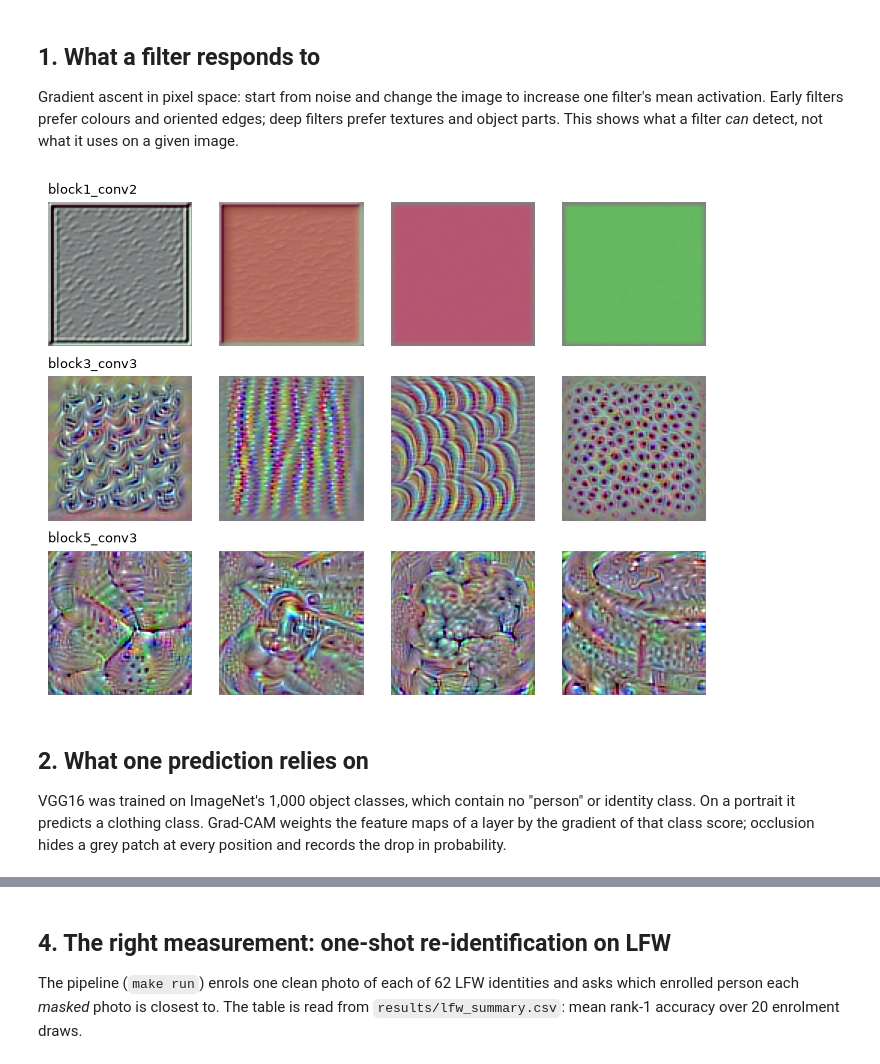
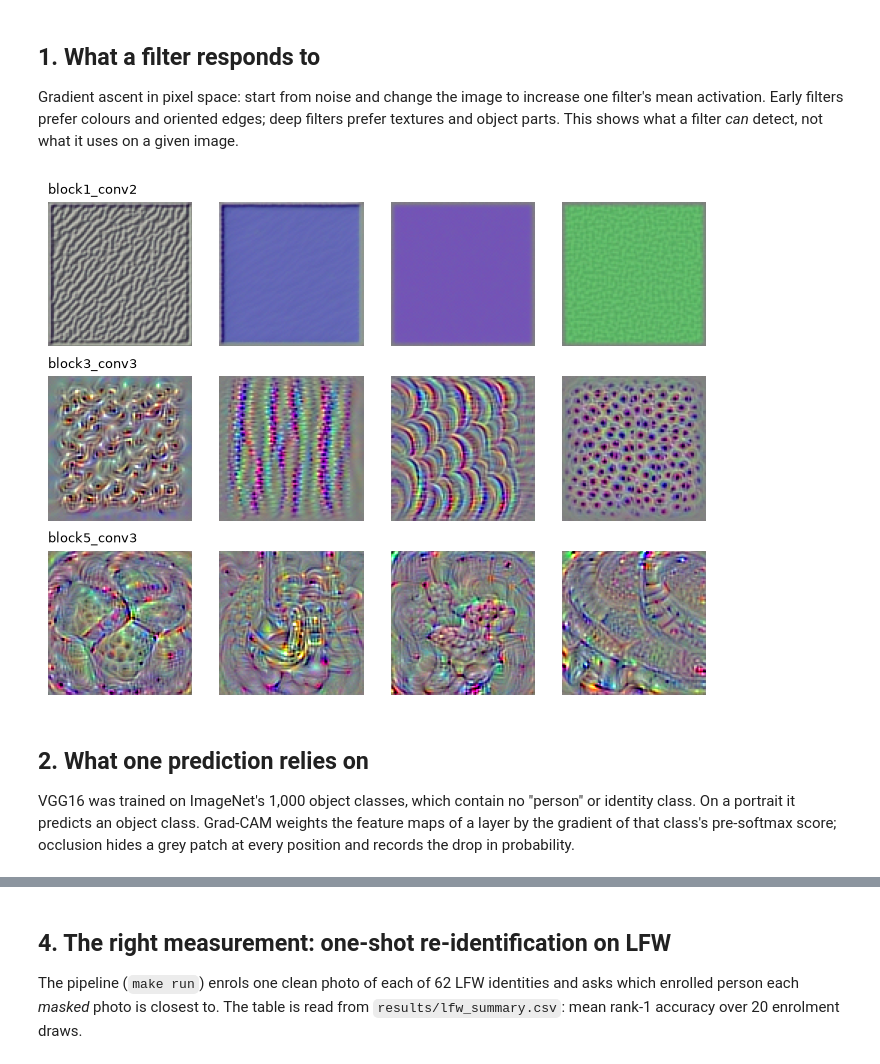
Before and after one commit to Pchambet/cnn-explainability-workshop, a Jupyter notebook: notebooks/walkthrough.ipynb, the cells around one changed output, grey strips where cells are left out. Saved outputs shown, nothing was run; the diff lists cells and outputs as text; code cells hidden in the pictures.

```diff
--- a/notebooks/walkthrough.ipynb
+++ b/notebooks/walkthrough.ipynb
@@ -47,21 +47,23 @@ image.
 # %%
 layers = ["block1_conv2", "block3_conv3", "block5_conv3"]
 fig, axes = plt.subplots(len(layers), 4, figsize=(7, 5.4))
 for row, layer in enumerate(layers):
-    images = explain.maximise_activation(notop, layer, [0, 1, 2, 3], size=96, steps=20)
+    images = explain.maximise_activation(
+        notop, layer, [0, 1, 2, 3], size=96, steps=20, preprocess=vgg.preprocess_unit
+    )
     for col, img in enumerate(images):
         axes[row, col].imshow(img)
         axes[row, col].set_axis_off()
     axes[row, 0].set_title(layer, loc="left", fontsize=9)
 plt.tight_layout()
 # %% [output]
-[figure, old version]
+[figure, new version]
 # %% [markdown]
 ## 2. What one prediction relies on
 
 VGG16 was trained on ImageNet's 1,000 object classes, which contain no "person" or identity
-class. On a portrait it predicts a clothing class. Grad-CAM weights the feature maps of a layer
-by the gradient of that class score; occlusion hides a grey patch at every position and
+class. On a portrait it predicts an object class. Grad-CAM weights the feature maps of a layer
+by the gradient of that class's pre-softmax score; occlusion hides a grey patch at every position and
 records the drop in probability.
 # %%
 x = vgg.preprocess(portrait[None])
```
Also changed, not shown: parts of 5 cells of this notebook.
